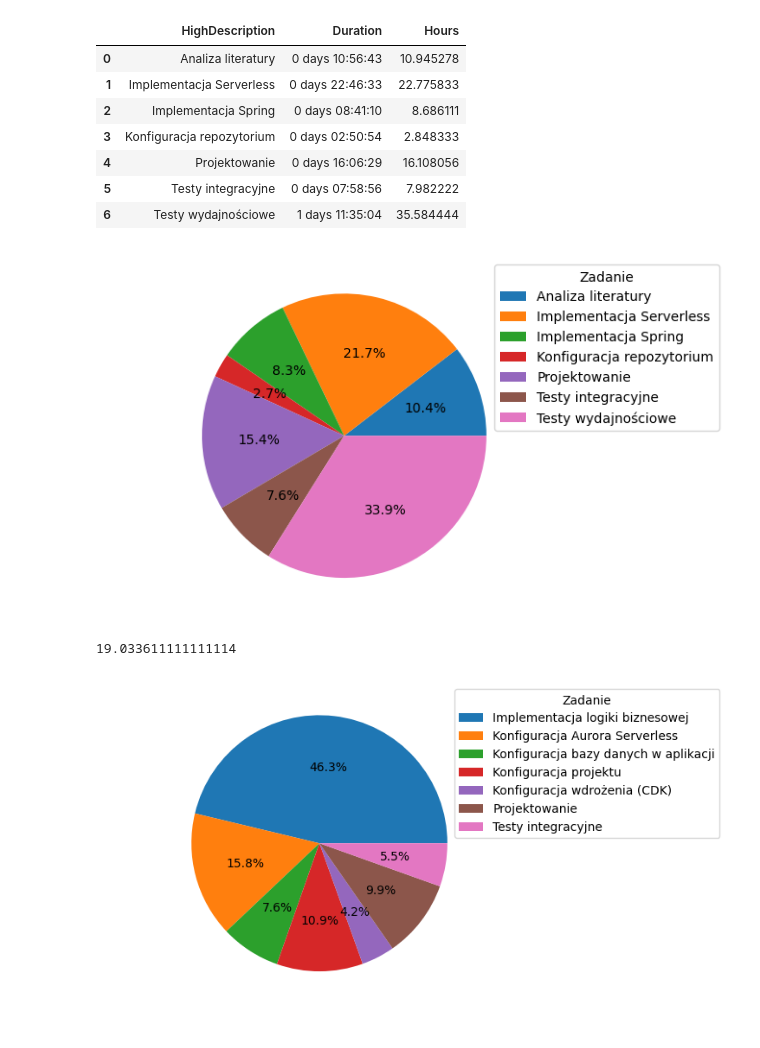
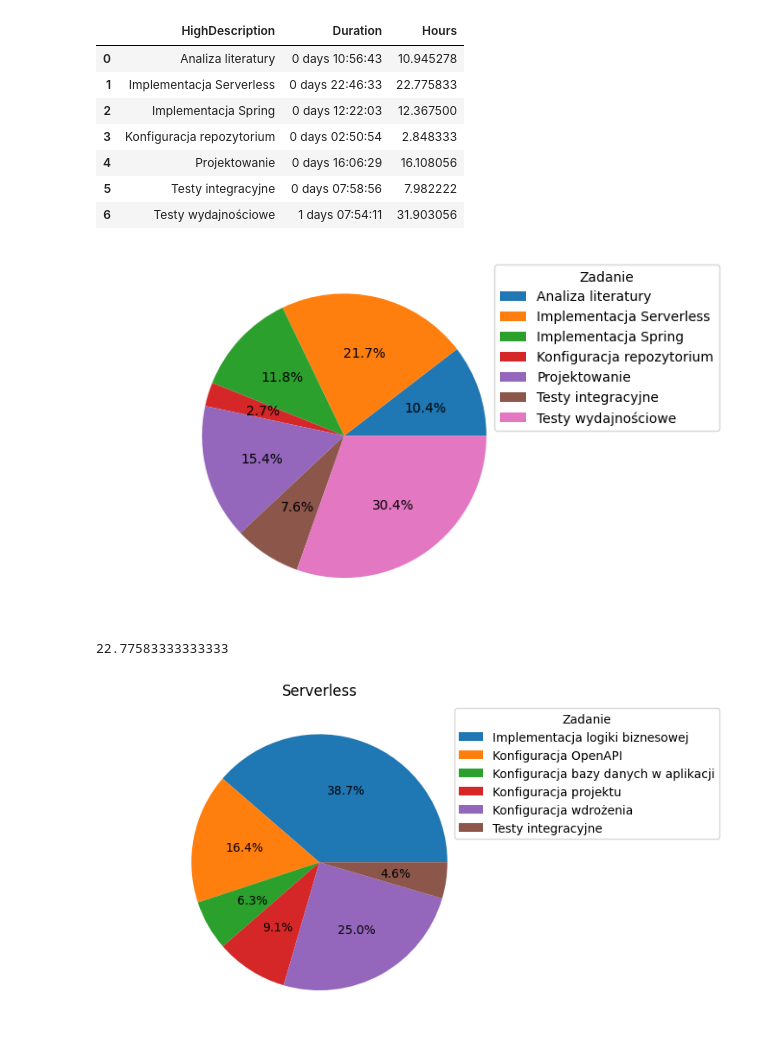
Before and after one commit to moreno-models/api, a Jupyter notebook: analysis/development_time.ipynb, the cells around one changed output. Saved outputs shown, nothing was run; the diff lists cells and outputs as text; code cells hidden in the pictures.

Commit message:
Save time charts

```diff
--- a/analysis/development_time.ipynb
+++ b/analysis/development_time.ipynb
@@ -18,6 +18,8 @@ def parse_high_description(desc):
         return 'Implementacja Serverless'
     if desc.startswith('Spring'):
         return 'Implementacja Spring'
+    if desc.startswith('Load tests - EC2'):
+        return 'Implementacja Spring'
     if desc.startswith('High-level'):
         return 'Projektowanie'
     if desc.startswith('Service tests'):
@@ -30,22 +32,16 @@ def parse_high_description(desc):
         return 'Analiza literatury'
     return desc
 
-def to_polish(desc):
+def to_polish_serverless(desc):
     d = {
-        "Serverless API - Open API": "Konfiguracja API Gateway",
-        "Serverless API - aurora": "Konfiguracja Aurora Serverless",
-        "Serverless API - deployment": "Konfiguracja wdrożenia (CDK)",
-        "Serverless API - high-level": "Projektowanie",
+        "Serverless API - OpenAPI": "Konfiguracja OpenAPI",
+        "Serverless API - aurora": "Konfiguracja wdrożenia",
+        "Serverless API - deployment": "Konfiguracja wdrożenia",
+        "Serverless API - high-level": "Konfiguracja wdrożenia",
         "Serverless API - implementation": "Implementacja logiki biznesowej",
         "Serverless API - integration tests": "Testy integracyjne",
         "Serverless API - jooq": "Konfiguracja bazy danych w aplikacji",
         "Serverless API - project setup": "Konfiguracja projektu",
-        "Spring API - Models": "Implementacja logiki biznesowej",
-        "Spring API - Photos": "Implementacja logiki biznesowej",
-        "Spring API - connect": "Konfiguracja OpenAPI",
-        "Spring API - first operation": "Konfiguracja ORM",
-        "Spring API - project setup": "Konfiguracja projektu",
-        "Spring API - service tests": "Testy integracyjne"
     }
 
     for (k,v) in d.items():
@@ -58,10 +54,10 @@ def to_polish_ec2(desc):
         "Spring API - Models": "Implementacja logiki biznesowej",
         "Spring API - Photos": "Implementacja logiki biznesowej",
         "Spring API - connect": "Konfiguracja OpenAPI",
-        "Spring API - first operation": "Konfiguracja ORM",
+        "Spring API - first operation": "Konfiguracja bazy danych w aplikacji",
         "Spring API - project setup": "Konfiguracja projektu",
         "Spring API - service tests": "Testy integracyjne",
-        "Load tests - EC2": "Wdrożenie na EC2"
+        "Load tests - EC2": "Konfiguracja wdrożenia"
     }
 
     for (k,v) in d.items():
@@ -73,7 +69,7 @@ snapshot_date = '2022-12-29'
 df = pd.read_csv(f"toggl-entries-{snapshot_date}.csv")
 df['Duration'] = df['Duration'].apply(parse_duration)
 df['HighDescription'] = df['Description'].apply(parse_high_description)
-df['PolishDescription'] = df['Description'].apply(to_polish)
+df['PolishDescription'] = df['Description'].apply(to_polish_serverless)
 df['PolishDescriptionEC2'] = df['Description'].apply(to_polish_ec2)
 # %%
 df.groupby('Description')['Duration'].sum()
@@ -111,27 +107,29 @@ high_descs
 |  | HighDescription | Duration | Hours |
 | 0 | Analiza literatury | 0 days 10:56:43 | 10.945278 |
 | 1 | Implementacja Serverless | 0 days 22:46:33 | 22.775833 |
-| 2 | Implementacja Spring | 0 days 08:41:10 | 8.686111 |
+| 2 | Implementacja Spring | 0 days 12:22:03 | 12.367500 |
 | 3 | Konfiguracja repozytorium | 0 days 02:50:54 | 2.848333 |
 | 4 | Projektowanie | 0 days 16:06:29 | 16.108056 |
 | 5 | Testy integracyjne | 0 days 07:58:56 | 7.982222 |
-| 6 | Testy wydajnościowe | 1 days 11:35:04 | 35.584444 |
+| 6 | Testy wydajnościowe | 1 days 07:54:11 | 31.903056 |
-[figure, old version]
+[figure, new version]
 # %%
 serverless = df.groupby('PolishDescription')['Duration'].sum().reset_index(level=0)
 serverless = serverless[serverless['PolishDescription'] != 'Skip']
 serverless['Hours'] = serverless['Duration'].apply(lambda duration: duration / np.timedelta64(1, 's') / 60 / 60)
 
+serverless = serverless.sort_values('PolishDescription')
 
 fig, ax = plt.subplots()
 ax.axis("equal")
+ax.set_title('Serverless')
 wedges, texts, autotexts = ax.pie(serverless['Hours'], autopct='%1.1f%%')
 ax.legend(wedges, serverless['PolishDescription'], title="Zadanie", bbox_to_anchor=(0.8, 0, 0.5, 1))
 
 serverless.Hours.sum()
 # %% [output]
-19.033611111111114
+22.77583333333333
-[figure, old version]
+[figure, new version]
 # %%
 ec2 = df.groupby('PolishDescriptionEC2')['Duration'].sum().reset_index(level=0)
 ec2 = ec2[ec2['PolishDescriptionEC2'] != 'Skip']
```
Also changed, not shown: parts of 1 cell of this notebook, 3 other files.
